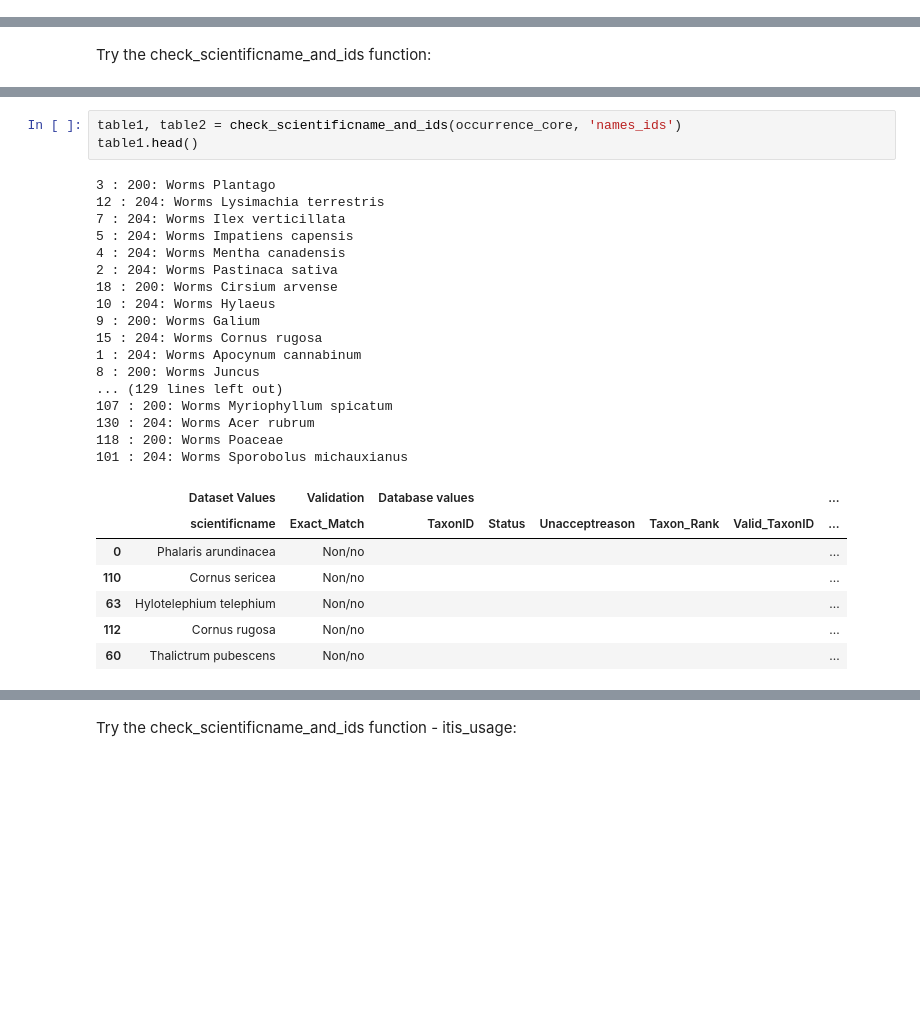
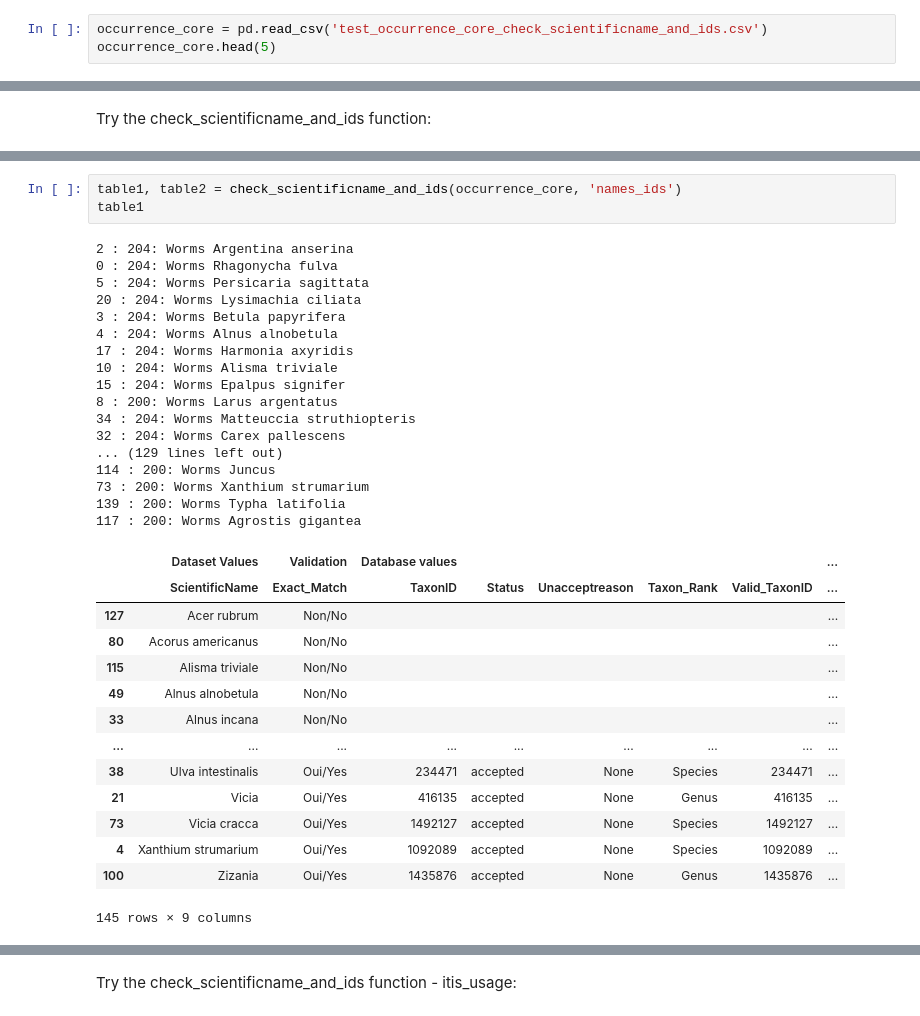
Before and after one commit to cioos-siooc/pyobistools, a Jupyter notebook: example_notebooks/notebook - check_scientificname_and_ids.ipynb, the cells around one changed output, grey strips where cells are left out. Saved outputs shown, nothing was run; the diff lists cells and outputs as text; blank space fills up the shorter version.

```diff
--- a/example_notebooks/notebook - check_scientificname_and_ids.ipynb
+++ b/example_notebooks/notebook - check_scientificname_and_ids.ipynb
@@ -49,0 +44,3 @@ occurrence_extension.head(3)
+# %%
+occurrence_core = pd.read_csv('test_occurrence_core_check_scientificname_and_ids.csv')
+occurrence_core.head(5)
@@ -114,29 +140,36 @@ check_scientificname_and_ids(occurrence_extension, 'names').head()
 # %%
 table1, table2 = check_scientificname_and_ids(occurrence_core, 'names_ids')
-table1.head()
+table1
 # %% [output]
-3 : 200: Worms Plantago
-12 : 204: Worms Lysimachia terrestris
-7 : 204: Worms Ilex verticillata
-5 : 204: Worms Impatiens capensis
-4 : 204: Worms Mentha canadensis
-2 : 204: Worms Pastinaca sativa
-18 : 200: Worms Cirsium arvense
-10 : 204: Worms Hylaeus
-9 : 200: Worms Galium
-15 : 204: Worms Cornus rugosa
-1 : 204: Worms Apocynum cannabinum
-8 : 200: Worms Juncus
+2 : 204: Worms Argentina anserina
+0 : 204: Worms Rhagonycha fulva
+5 : 204: Worms Persicaria sagittata
+20 : 204: Worms Lysimachia ciliata
+3 : 204: Worms Betula papyrifera
+4 : 204: Worms Alnus alnobetula
+17 : 204: Worms Harmonia axyridis
+10 : 204: Worms Alisma triviale
+15 : 204: Worms Epalpus signifer
+8 : 200: Worms Larus argentatus
+34 : 204: Worms Matteuccia struthiopteris
+32 : 204: Worms Carex pallescens
 ... (129 lines left out)
-107 : 200: Worms Myriophyllum spicatum
-130 : 204: Worms Acer rubrum
-118 : 200: Worms Poaceae
-101 : 204: Worms Sporobolus michauxianus
+114 : 200: Worms Juncus
+73 : 200: Worms Xanthium strumarium
+139 : 200: Worms Typha latifolia
+117 : 200: Worms Agrostis gigantea
 |  | Dataset Values | Validation | Database values |  |  |  |  | ... |
-|  | scientificname | Exact_Match | TaxonID | Status | Unacceptreason | Taxon_Rank | Valid_TaxonID | ... |
-| 0 | Phalaris arundinacea | Non/no |  |  |  |  |  | ... |
-| 110 | Cornus sericea | Non/no |  |  |  |  |  | ... |
-| 63 | Hylotelephium telephium | Non/no |  |  |  |  |  | ... |
-| 112 | Cornus rugosa | Non/no |  |  |  |  |  | ... |
-| 60 | Thalictrum pubescens | Non/no |  |  |  |  |  | ... |
+|  | ScientificName | Exact_Match | TaxonID | Status | Unacceptreason | Taxon_Rank | Valid_TaxonID | ... |
+| 127 | Acer rubrum | Non/No |  |  |  |  |  | ... |
+| 80 | Acorus americanus | Non/No |  |  |  |  |  | ... |
+| 115 | Alisma triviale | Non/No |  |  |  |  |  | ... |
+| 49 | Alnus alnobetula | Non/No |  |  |  |  |  | ... |
+| 33 | Alnus incana | Non/No |  |  |  |  |  | ... |
+| ... | ... | ... | ... | ... | ... | ... | ... | ... |
+| 38 | Ulva intestinalis | Oui/Yes | 234471 | accepted | None | Species | 234471 | ... |
+| 21 | Vicia | Oui/Yes | 416135 | accepted | None | Genus | 416135 | ... |
+| 73 | Vicia cracca | Oui/Yes | 1492127 | accepted | None | Species | 1492127 | ... |
+| 4 | Xanthium strumarium | Oui/Yes | 1092089 | accepted | None | Species | 1092089 | ... |
+| 100 | Zizania | Oui/Yes | 1435876 | accepted | None | Genus | 1435876 | ... |
+145 rows × 9 columns
 # %%
```
Also changed, not shown: parts of 10 cells of this notebook, 11 other files.
